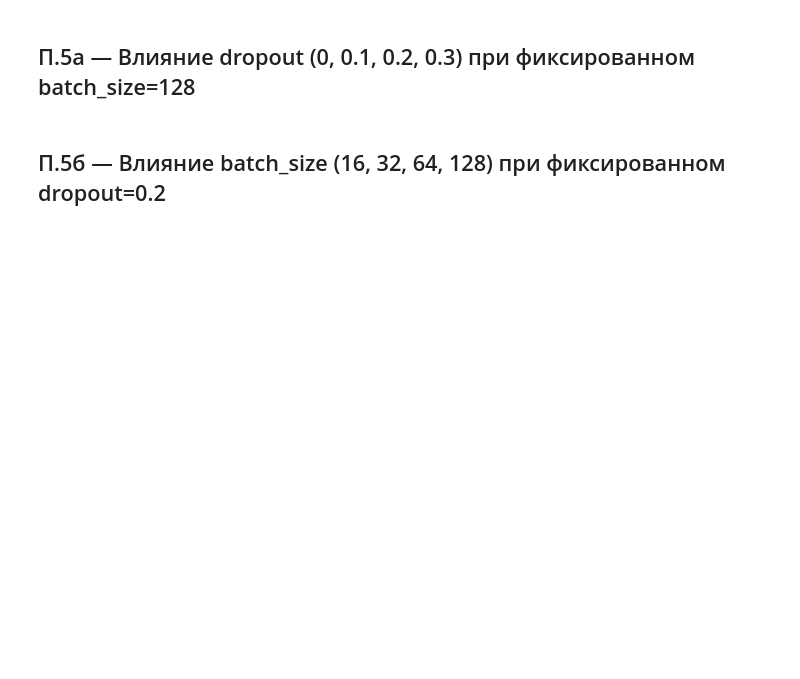
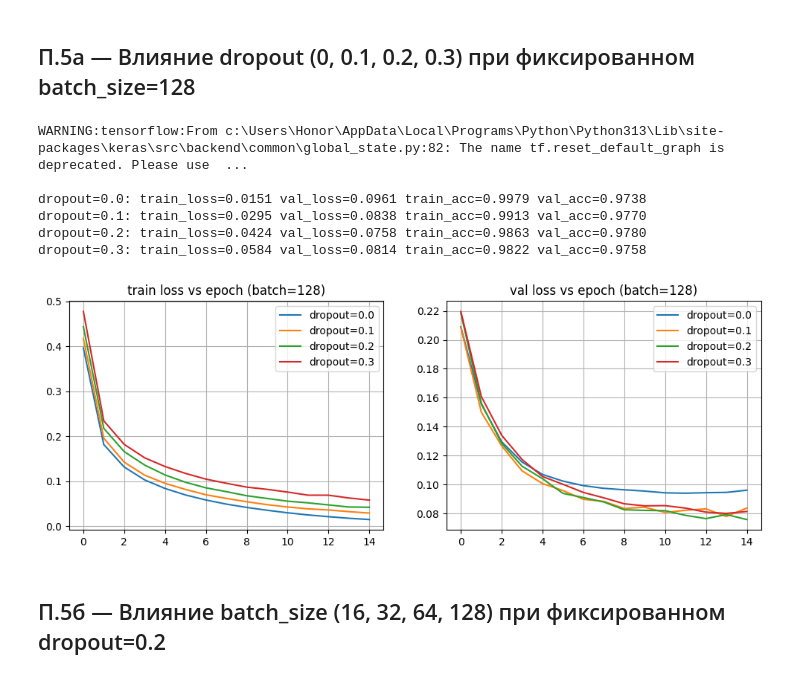
Before and after one commit to Darowiin/NNaDL, a Jupyter notebook: lab1_mlp_mnist.ipynb, the cells around one changed output. Cells and saved outputs as stored; diff of their text form; code cells hidden in the pictures; blank space fills up the shorter version.

```diff
--- a/lab1_mlp_mnist.ipynb
+++ b/lab1_mlp_mnist.ipynb
@@ -107,27 +177,33 @@ plt.show()
 # %% [markdown]
 ## П.5а — Влияние dropout (0, 0.1, 0.2, 0.3) при фиксированном batch_size=128
 # %%
-SWEEP_EPOCHS = 15  # тот же режим, что базовое обучение в п.3
+SWEEP_EPOCHS = 15
 drop_vals = [0.0, 0.1, 0.2, 0.3]
 drop_hist = {}
 for d in drop_vals:
     tf.keras.backend.clear_session(); np.random.seed(SEED); tf.random.set_seed(SEED)
     mdl = build_mlp(hidden=(128,), dropout=d)
     hh = mdl.fit(x_train_full, y_train_full, epochs=SWEEP_EPOCHS, batch_size=128,
                  validation_split=0.2, verbose=0)
     drop_hist[d] = hh.history
     print(f'dropout={d}: train_loss={hh.history["loss"][-1]:.4f} val_loss={hh.history["val_loss"][-1]:.4f} '
           f'train_acc={hh.history["acc"][-1]:.4f} val_acc={hh.history["val_acc"][-1]:.4f}')
 
 fig, ax = plt.subplots(1, 2, figsize=(12, 4))
 for d in drop_vals:
     ax[0].plot(drop_hist[d]['loss'], label=f'dropout={d}')
     ax[1].plot(drop_hist[d]['val_loss'], label=f'dropout={d}')
 ax[0].set_title('train loss vs epoch (batch=128)'); ax[0].legend(); ax[0].grid(True)
 ax[1].set_title('val loss vs epoch (batch=128)'); ax[1].legend(); ax[1].grid(True)
 plt.show()
-print('Вывод: dropout=0 быстрее всех жмёт train loss, но val loss раньше всех выходит на плато '
-      '(переобучение); 0.1-0.2 дают лучший val; 0.3 регуляризует сильнее всех, но сходится медленнее.')
+# %% [output]
+WARNING:tensorflow:From c:\Users\Honor\AppData\Local\Programs\Python\Python313\Lib\site-packages\keras\src\backend\common\global_state.py:82: The name tf.reset_default_graph is deprecated. Please use  ...
+
+dropout=0.0: train_loss=0.0151 val_loss=0.0961 train_acc=0.9979 val_acc=0.9738
+dropout=0.1: train_loss=0.0295 val_loss=0.0838 train_acc=0.9913 val_acc=0.9770
+dropout=0.2: train_loss=0.0424 val_loss=0.0758 train_acc=0.9863 val_acc=0.9780
+dropout=0.3: train_loss=0.0584 val_loss=0.0814 train_acc=0.9822 val_acc=0.9758
+[figure, added]
 # %% [markdown]
 ## П.5б — Влияние batch_size (16, 32, 64, 128) при фиксированном dropout=0.2
 # %%
```
Also changed, not shown: parts of 17 cells of this notebook, 3 other files.
